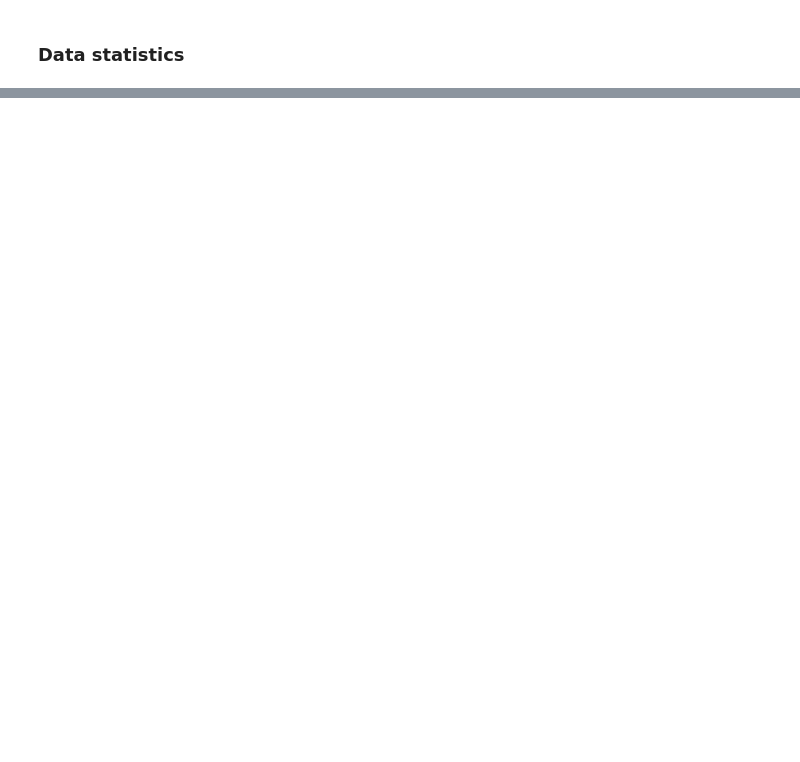
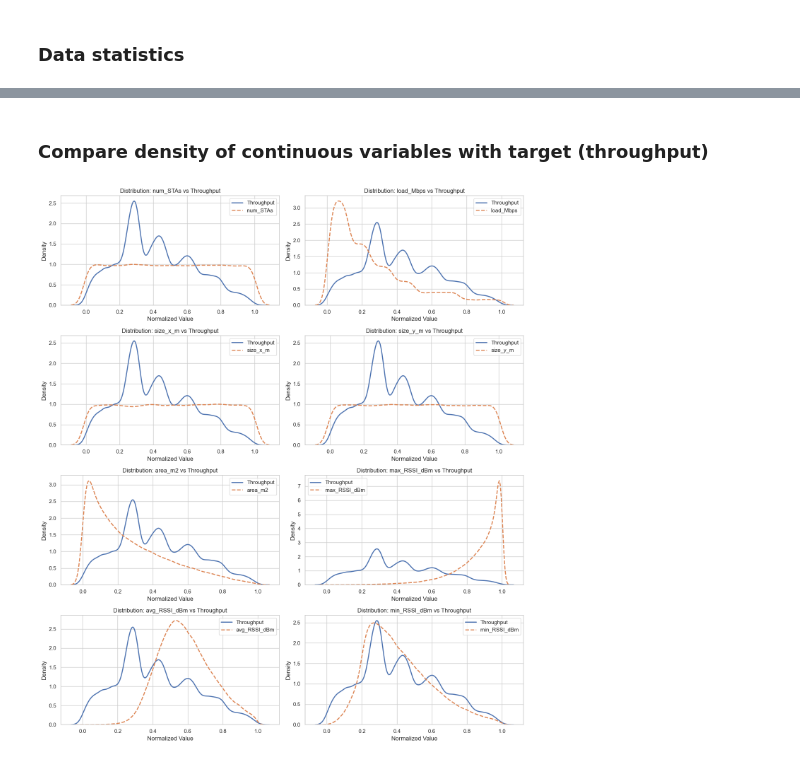
Before and after one commit to JavierGonzalezOtero02/Machine-Learning-for-networks, a Jupyter notebook: seminar1/Seminar_1.ipynb, the cells around one changed output, grey strips where cells are left out. Drawn from its saved outputs; the diff is of its cells as text; code cells hidden in the pictures; blank space fills up the shorter version.

```diff
--- a/seminar1/Seminar_1.ipynb
+++ b/seminar1/Seminar_1.ipynb
@@ -66,0 +94,3 @@ dataframe.describe()
+# %%
+continuous_variables = ['num_STAs', 'load_Mbps', 'size_x_m', 'size_y_m', 'area_m2', 'max_RSSI_dBm', 'avg_RSSI_dBm', 'min_RSSI_dBm', 'throughput_bps']
+discrete_variables = ['cw_slots', 'channel_width_MHz', 'packet_size_bits']
@@ -115,0 +143,36 @@ plt.show()
+# %% [markdown]
+### Compare density of continuous variables with target (throughput)
+# %%
+# Set plot style for better aesthetics
+sns.set(style="whitegrid")
+
+# Create a 4x2 subplot grid (8 total)
+fig, axes = plt.subplots(nrows=4, ncols=2, figsize=(14, 16))
+axes = axes.flatten()
+
+# Plot KDEs of each continuous variable compared to throughput
+for i, variable in enumerate(continuous_variables[:-1]):
+    ax = axes[i]
+
+    # Plot throughput distribution (solid line)
+    sns.kdeplot(data=normalized_df, x="throughput_bps", label="Throughput", ax=ax, linewidth=2)
+
+    # Plot current variable distribution (dashed line)
+    sns.kdeplot(data=normalized_df, x=variable, label=variable, ax=ax, linestyle="--", linewidth=2)
+
+    # Titles and labels
+    ax.set_title(f'Distribution: {variable} vs Throughput', fontsize=12)
+    ax.set_xlabel("Normalized Value")
+    ax.set_ylabel("Density")
+    ax.legend()
+
+# Remove any unused subplots
+if len(continuous_variables) < len(axes):
+    for j in range(len(continuous_variables), len(axes)):
+        fig.delaxes(axes[j])
+
+# Adjust layout to prevent overlap
+plt.tight_layout()
+plt.show()
+# %% [output]
+[figure, added]
```
Also changed, not shown: parts of 24 cells of this notebook.
